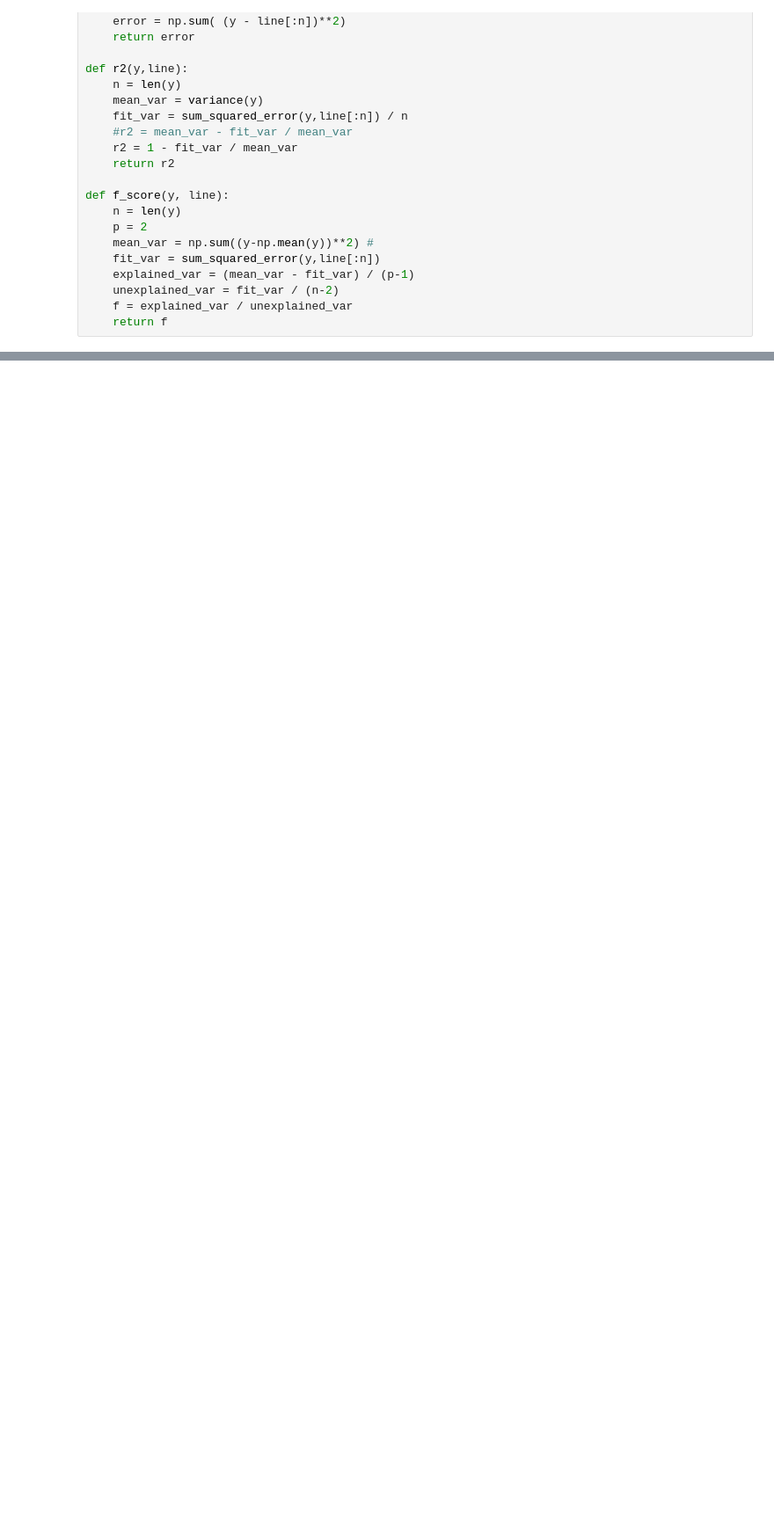
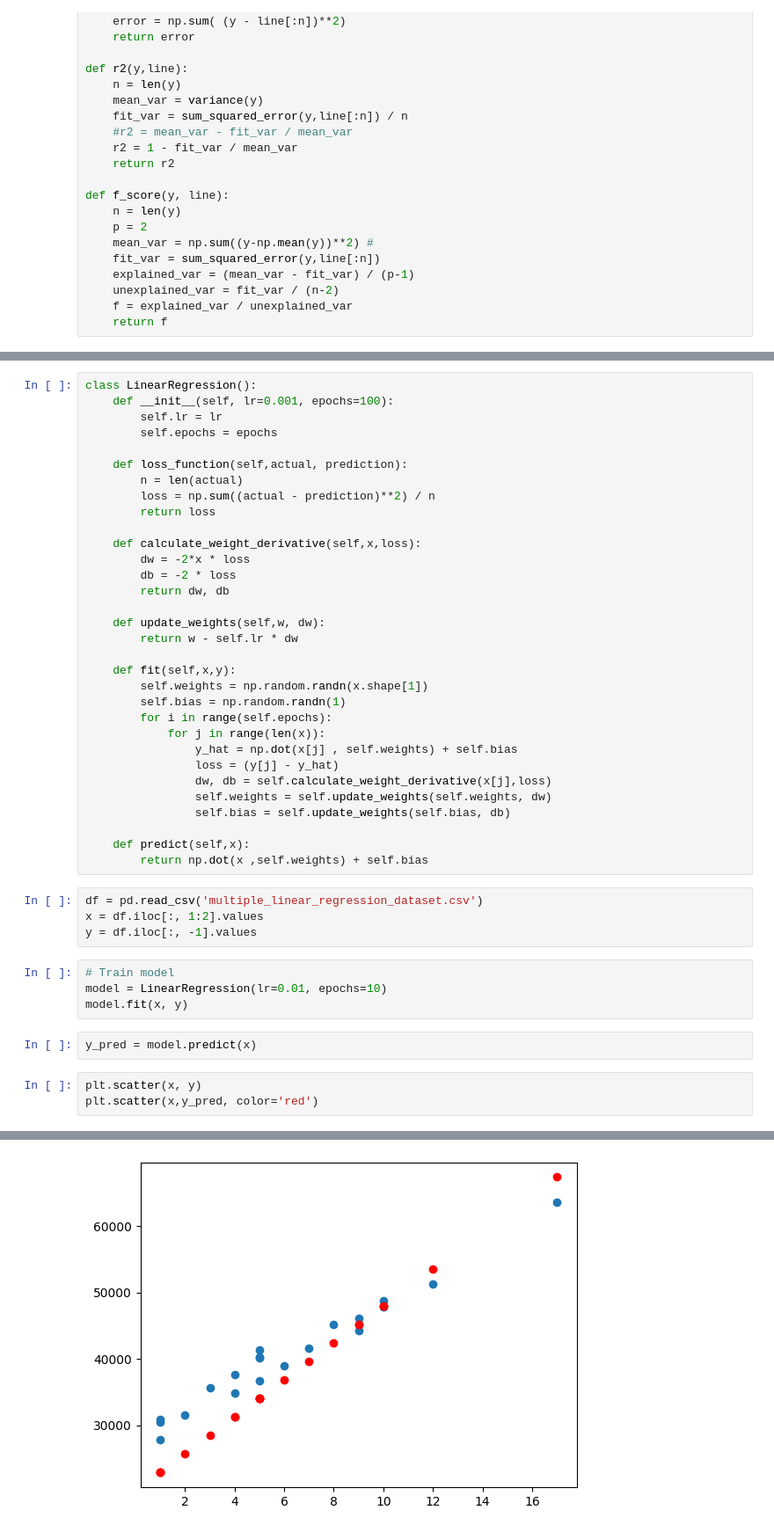
Before and after one commit to modybon/linear-regression-from-scratch, a Jupyter notebook: linear_regression.ipynb, the cells around one changed output, grey strips where cells are left out. Shown: that part at 88% size. Cells and saved outputs as stored; diff of their text form; blank space fills up the shorter version.

```diff
--- a/linear_regression.ipynb
+++ b/linear_regression.ipynb
@@ -68,0 +66,46 @@ ggftgfff
+# %%
+class LinearRegression():
+    def __init__(self, lr=0.001, epochs=100):
+        self.lr = lr
+        self.epochs = epochs
+
+    def loss_function(self,actual, prediction):
+        n = len(actual)
+        loss = np.sum((actual - prediction)**2) / n
+        return loss
+
+    def calculate_weight_derivative(self,x,loss):
+        dw = -2*x * loss
+        db = -2 * loss
+        return dw, db
+
+    def update_weights(self,w, dw):
+        return w - self.lr * dw
+
+    def fit(self,x,y):
+        self.weights = np.random.randn(x.shape[1])
+        self.bias = np.random.randn(1)
+        for i in range(self.epochs):
+            for j in range(len(x)):
+                y_hat = np.dot(x[j] , self.weights) + self.bias
+                loss = (y[j] - y_hat)
+                dw, db = self.calculate_weight_derivative(x[j],loss)
+                self.weights = self.update_weights(self.weights, dw)
+                self.bias = self.update_weights(self.bias, db)
+
+    def predict(self,x):
+        return np.dot(x ,self.weights) + self.bias
+# %%
+df = pd.read_csv('multiple_linear_regression_dataset.csv')
+x = df.iloc[:, 1:2].values
+y = df.iloc[:, -1].values
+# %%
+# Train model
+model = LinearRegression(lr=0.01, epochs=10)
+model.fit(x, y)
+# %%
+y_pred = model.predict(x)
+# %%
+plt.scatter(x, y)
+plt.scatter(x,y_pred, color='red')
+# %% [output]
@@ -68,0 +113 @@ ggftgfff
+[figure, added]
```
Also changed, not shown: parts of 19 cells of this notebook, 1 other file.
